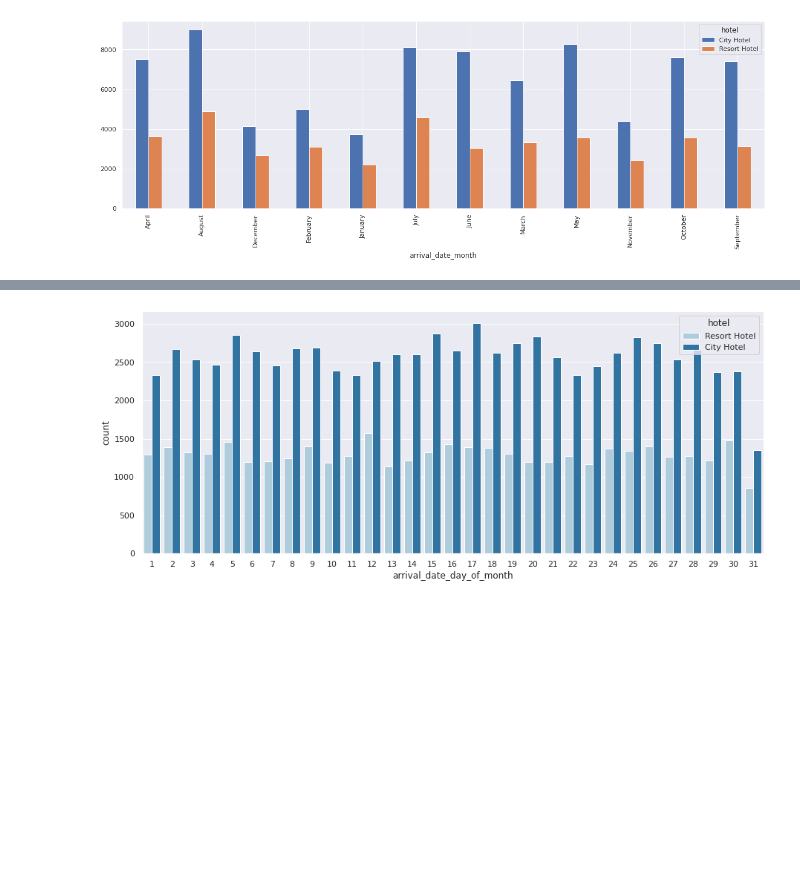
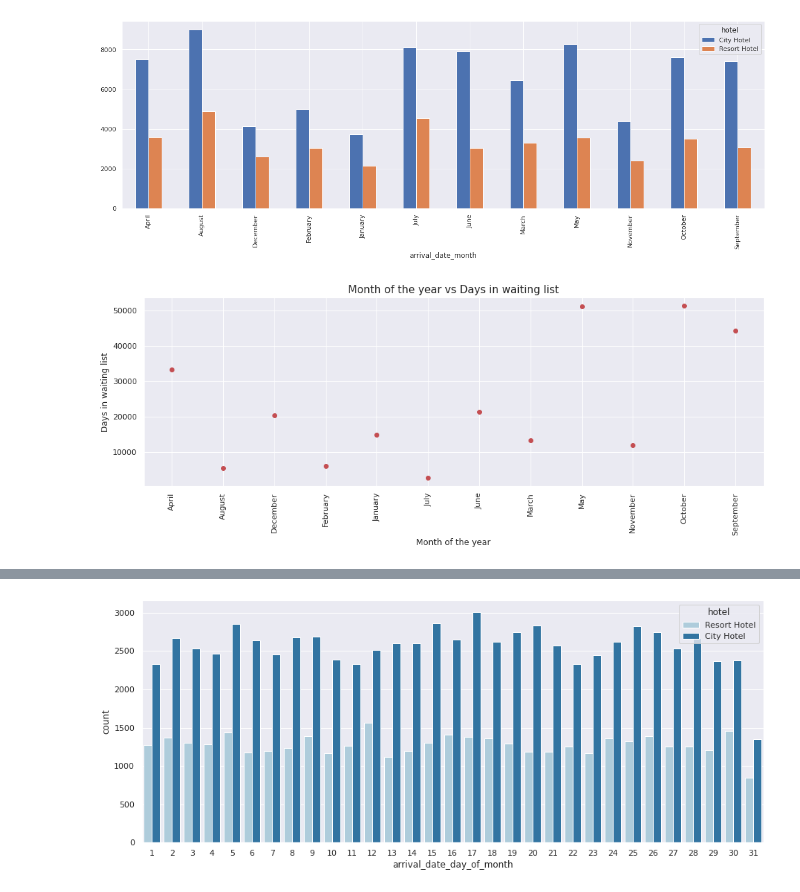
Before and after one commit to atif2786/Hotel-Booking-Analysis-, a Jupyter notebook: Hotel_Booking_Analysis_Capstone_Project.ipynb, the cells around one changed output, grey strips where cells are left out. Saved outputs shown, nothing was run; the diff lists cells and outputs as text; code cells hidden in the pictures; blank space fills up the shorter version.

Commit message:
seven commit hotel booking

```diff
--- a/Hotel_Booking_Analysis_Capstone_Project.ipynb
+++ b/Hotel_Booking_Analysis_Capstone_Project.ipynb
@@ -326,3 +345,17 @@ aarival_month.plot(kind='bar',figsize=(20,6))
 # %% [output]
 <matplotlib.axes._subplots.AxesSubplot at 0x...>
 [figure]
+# %%
+gorup_month_wating = df_hotel.groupby('arrival_date_month')
+wating_list = gorup_month_wating['days_in_waiting_list'].agg(np.sum)
+# %%
+# we discuss about waiting list in hotel booking
+plt.figure(figsize=(16,5))
+plt.plot(wating_list,'ro', color='r')
+plt.xticks(rotation=90)
+plt.title('Month of the year vs Days in waiting list',fontsize=15)
+plt.xlabel('Month of the year')
+plt.ylabel('Days in waiting list')
+plt.show()
+# %% [output]
+[figure, added]
```
Also changed, not shown: parts of 7 cells of this notebook.
